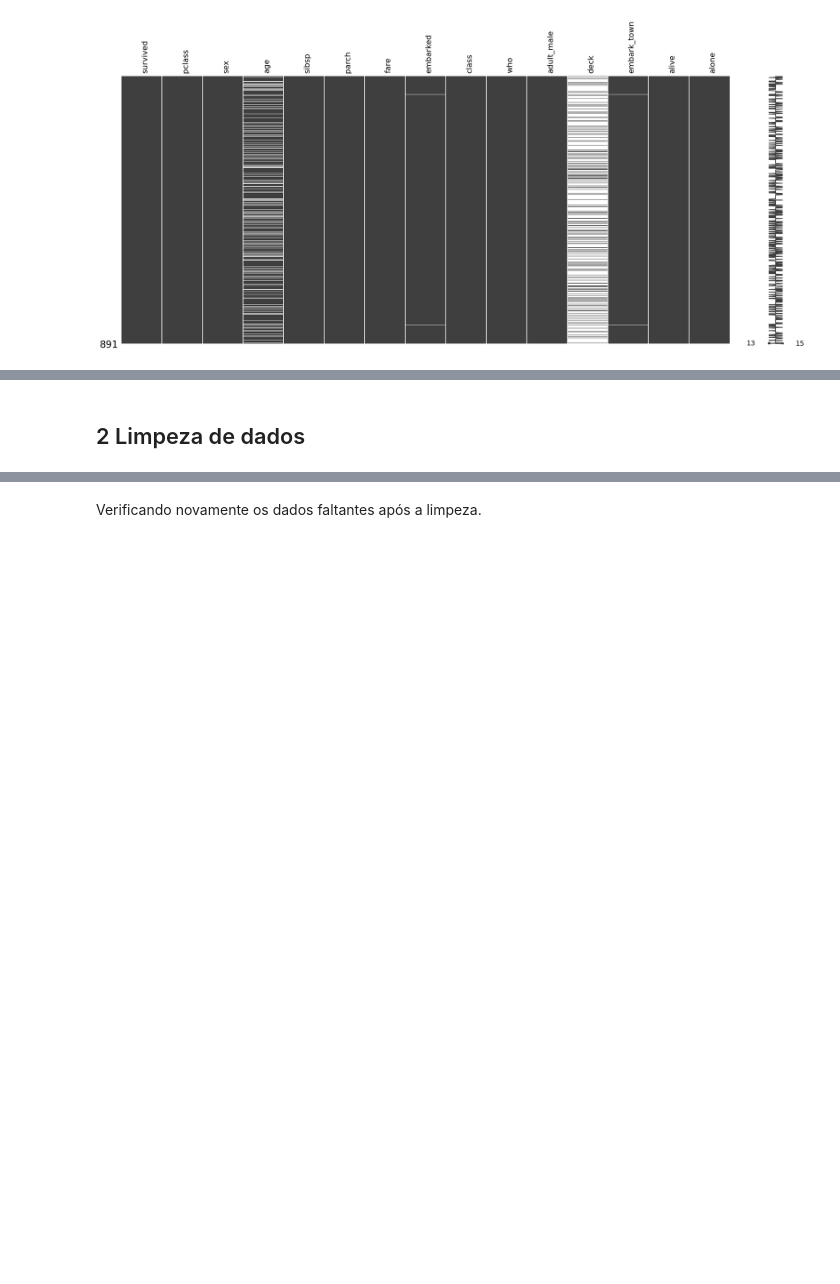
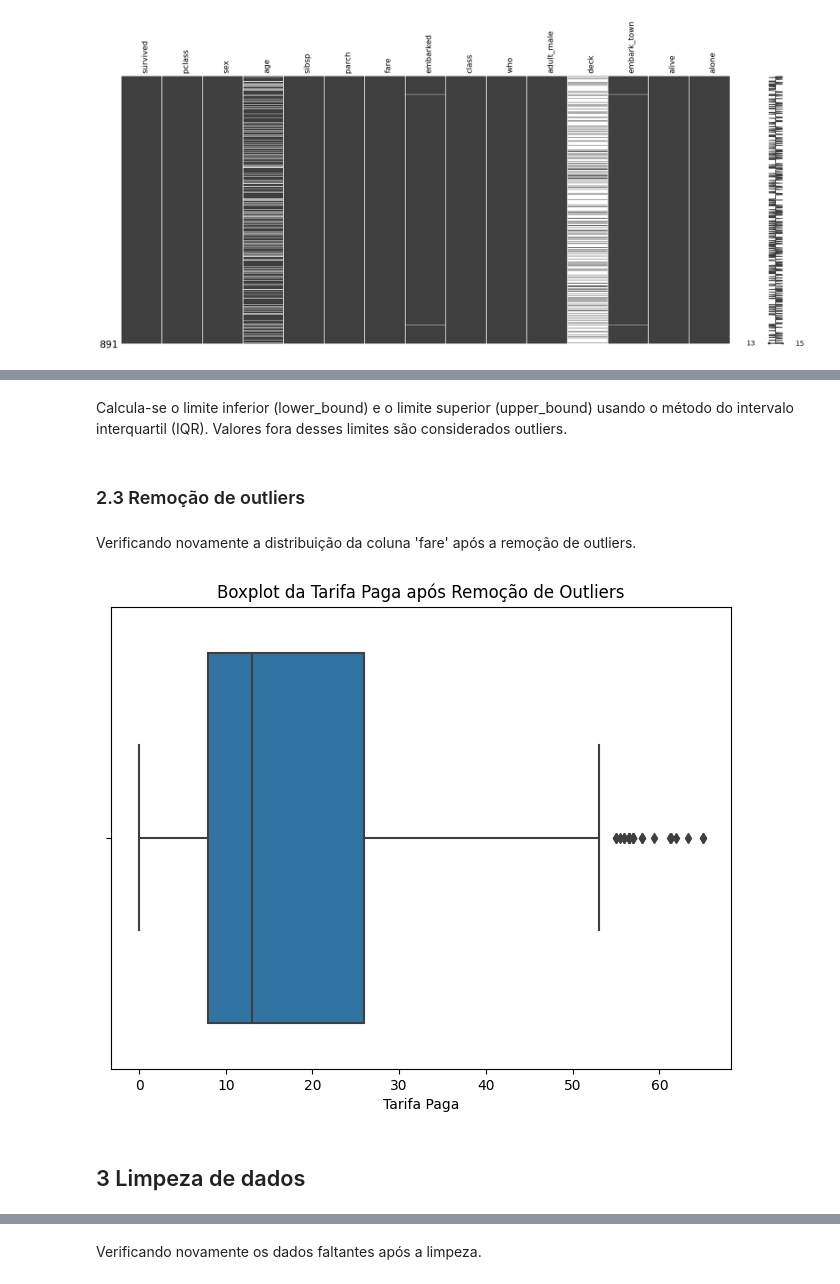
Before and after one commit to alesangelabezerra/avanti-bootcamp-cdd, a Jupyter notebook: notebooks/02-comparative_analysis.ipynb, the cells around one changed output, grey strips where cells are left out. Cells and saved outputs as stored; diff of their text form; code cells hidden in the pictures; blank space fills up the shorter version.

Commit message:
feat: Limpeza de Dados(#3)

```diff
--- a/notebooks/02-comparative_analysis.ipynb
+++ b/notebooks/02-comparative_analysis.ipynb
@@ -39,0 +56,4 @@ plt.show()
+# %%
+Q1 = df_cleaned['fare'].quantile(0.25)
+Q3 = df_cleaned['fare'].quantile(0.75)
+IQR = Q3 - Q1
@@ -40,3 +62,22 @@ plt.show()
+# %%
+lower_bound = Q1 - 1.5 * IQR
+upper_bound = Q3 + 1.5 * IQR
+# %% [markdown]
+Calcula-se o limite inferior (lower_bound) e o limite superior (upper_bound) usando o método do intervalo interquartil (IQR). Valores fora desses limites são considerados outliers.
+# %% [markdown]
+### 2.3 Remoção de outliers
+# %%
+df_cleaned = df_cleaned[(df_cleaned['fare'] >= lower_bound) & (df_cleaned['fare'] <= upper_bound)]
+# %% [markdown]
+Verificando novamente a distribuição da coluna 'fare' após a remoção de outliers.
+# %%
+plt.figure(figsize=(8, 6))
+sns.boxplot(x=df_cleaned['fare'])
+plt.xlabel('Tarifa Paga')
+plt.title('Boxplot da Tarifa Paga após Remoção de Outliers')
+plt.show()
+# %% [output]
+[figure, added]
 # %% [markdown]
-## 2 Limpeza de dados
+## 3 Limpeza de dados
 # %% [markdown]
```
Also changed, not shown: parts of 22 cells of this notebook.
